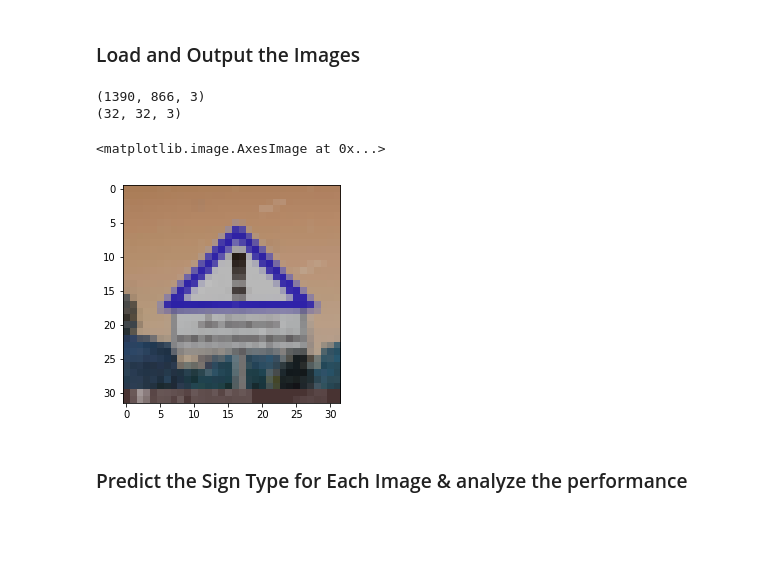
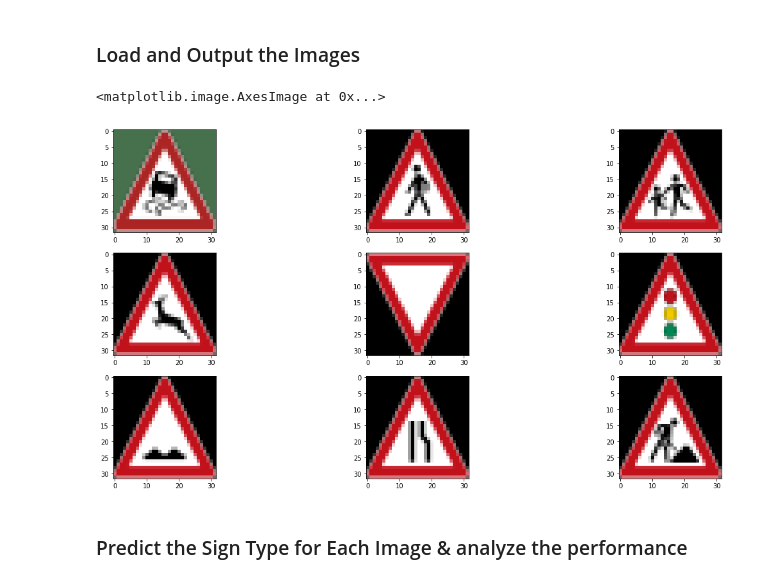
Before and after one commit to balajirajan87/CarND-Traffic-Sign-Classifier-Project, a Jupyter notebook: Traffic_Sign_Classifier.ipynb, the cells around one changed output. Saved outputs shown, nothing was run; the diff lists cells and outputs as text; code cells hidden in the pictures; blank space fills up the shorter version.

```diff
--- a/Traffic_Sign_Classifier.ipynb
+++ b/Traffic_Sign_Classifier.ipynb
@@ -358,24 +363,52 @@ To give yourself more insight into how your model is working, download at least
 You may find `signnames.csv` useful as it contains mappings from the class id (integer) to the actual sign name.
 # %% [markdown]
 ### Load and Output the Images
-# %%
-### Load the images and plot them here.
-### Feel free to use as many code cells as needed.
-import cv2
-import matplotlib.pyplot as plt
-import glob
-
-image = cv2.imread('Traffic_Sign_Web/German_Traffic_Sign_5.jpg')
-print(image.shape)
-plt.imshow(image)
-resized_image = cv2.resize(image, (32,32), interpolation= cv2.INTER_AREA)
-print(resized_image.shape)
-plt.imshow(resized_image)
-# %% [output]
-(1390, 866, 3)
-(32, 32, 3)
-<matplotlib.image.AxesImage at 0x...>
-[figure, removed]
+# %%
+### Load the images and plot them here.
+### Feel free to use as many code cells as needed.
+import cv2
+import matplotlib.pyplot as plt
+import glob
+f,ax = plt.subplots(3, 3, figsize=(20,10))
+image_1 = cv2.imread('Traffic_Sign_Web/German_Traffic_Sign_1.jpg')
+image_1 = cv2.cvtColor(image_1, cv2.COLOR_BGR2RGB)
+resized_image_1 = cv2.resize(image_1, (32,32), interpolation= cv2.INTER_AREA)
+ax[0,0].imshow(resized_image_1)
+image_2 = cv2.imread('Traffic_Sign_Web/German_Traffic_Sign_2.jpg')
+image_2 = cv2.cvtColor(image_2, cv2.COLOR_BGR2RGB)
+resized_image_2 = cv2.resize(image_2, (32,32), interpolation= cv2.INTER_AREA)
+ax[0,1].imshow(resized_image_2)
+image_3 = cv2.imread('Traffic_Sign_Web/German_Traffic_Sign_3.jpg')
+image_3 = cv2.cvtColor(image_3, cv2.COLOR_BGR2RGB)
+resized_image_3 = cv2.resize(image_3, (32,32), interpolation= cv2.INTER_AREA)
+ax[0,2].imshow(resized_image_3)
+image_4 = cv2.imread('Traffic_Sign_Web/German_Traffic_Sign_4.jpg')
+image_4 = cv2.cvtColor(image_4, cv2.COLOR_BGR2RGB)
+resized_image_4 = cv2.resize(image_4, (32,32), interpolation= cv2.INTER_AREA)
+ax[1,0].imshow(resized_image_4)
+image_5 = cv2.imread('Traffic_Sign_Web/German_Traffic_Sign_5.jpg')
+image_5 = cv2.cvtColor(image_5, cv2.COLOR_BGR2RGB)
+resized_image_5 = cv2.resize(image_5, (32,32), interpolation= cv2.INTER_AREA)
+ax[1,1].imshow(resized_image_5)
+image_6 = cv2.imread('Traffic_Sign_Web/German_Traffic_Sign_6.jpg')
+image_6 = cv2.cvtColor(image_6, cv2.COLOR_BGR2RGB)
+resized_image_6 = cv2.resize(image_6, (32,32), interpolation= cv2.INTER_AREA)
+ax[1,2].imshow(resized_image_6)
+image_7 = cv2.imread('Traffic_Sign_Web/German_Traffic_Sign_7.jpg')
+image_7 = cv2.cvtColor(image_7, cv2.COLOR_BGR2RGB)
+resized_image_7 = cv2.resize(image_7, (32,32), interpolation= cv2.INTER_AREA)
+ax[2,0].imshow(resized_image_7)
+image_8 = cv2.imread('Traffic_Sign_Web/German_Traffic_Sign_8.jpg')
+image_8 = cv2.cvtColor(image_8, cv2.COLOR_BGR2RGB)
+resized_image_8 = cv2.resize(image_8, (32,32), interpolation= cv2.INTER_AREA)
+ax[2,1].imshow(resized_image_8)
+image_9 = cv2.imread('Traffic_Sign_Web/German_Traffic_Sign_9.jpg')
+image_9 = cv2.cvtColor(image_9, cv2.COLOR_BGR2RGB)
+resized_image_9 = cv2.resize(image_9, (32,32), interpolation= cv2.INTER_AREA)
+ax[2,2].imshow(resized_image_9)
+# %% [output]
+<matplotlib.image.AxesImage at 0x...>
+[figure, added]
 # %% [markdown]
 ### Predict the Sign Type for Each Image & analyze the performance
 # %%
```
Also changed, not shown: parts of 4 cells of this notebook, 11 other files.
